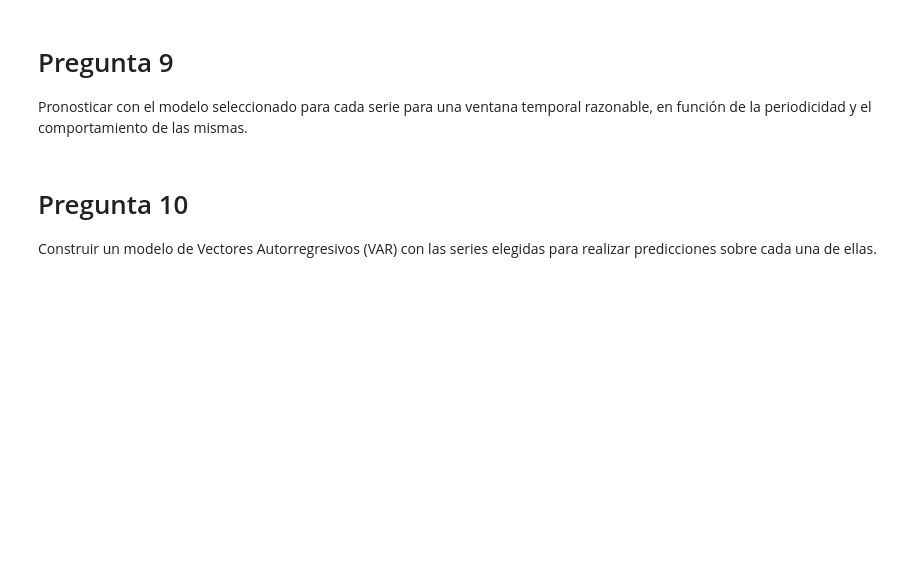
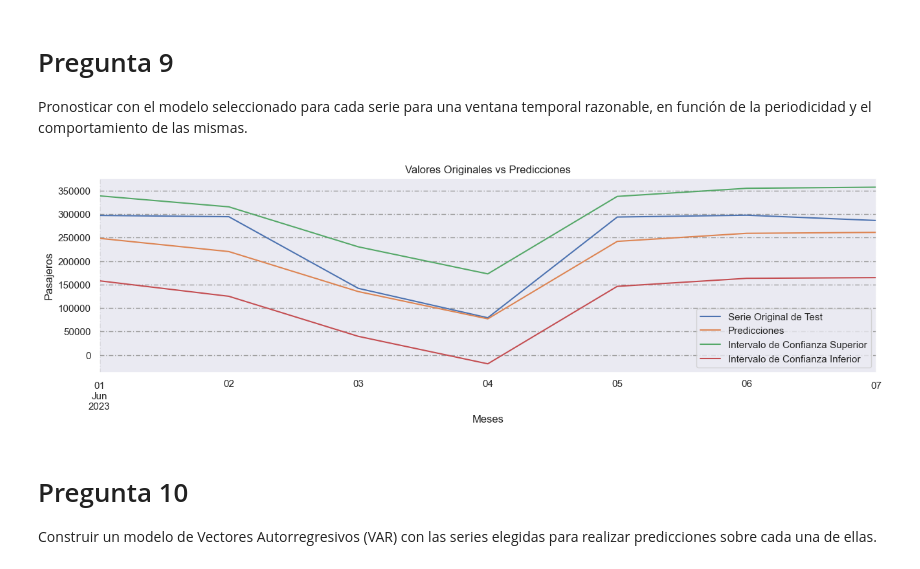
Before and after one commit to jiang-011/AST_G4, a Jupyter notebook: TP_G4_Pasajeros.ipynb, the cells around one changed output. Drawn from its saved outputs; the diff is of its cells as text; code cells hidden in the pictures; blank space fills up the shorter version.

```diff
--- a/TP_G4_Pasajeros.ipynb
+++ b/TP_G4_Pasajeros.ipynb
@@ -788,6 +788,14 @@ Si los residuos del modelo se comportan como ruido blanco, hacemos la proyeccion
 # Pregunta 9
 
 Pronosticar con el modelo seleccionado para cada serie para una ventana temporal razonable, en función de la periodicidad y el comportamiento de las mismas.
+# %%
+# Utilizando el modelo realizamos la prediccion correspondiente a los primeros 50 días del test
+predicciones_sarima = modelo_sarima.get_forecast(7)
+
+# Graficamos la porcion de test de la serie original junto con las predicciones y los intervalos de confianza
+graficar_pred(test[:7], predicciones_sarima.predicted_mean, predicciones_sarima.conf_int())
+# %% [output]
+[figure, added]
 # %% [markdown]
 # Pregunta 10
 
```
